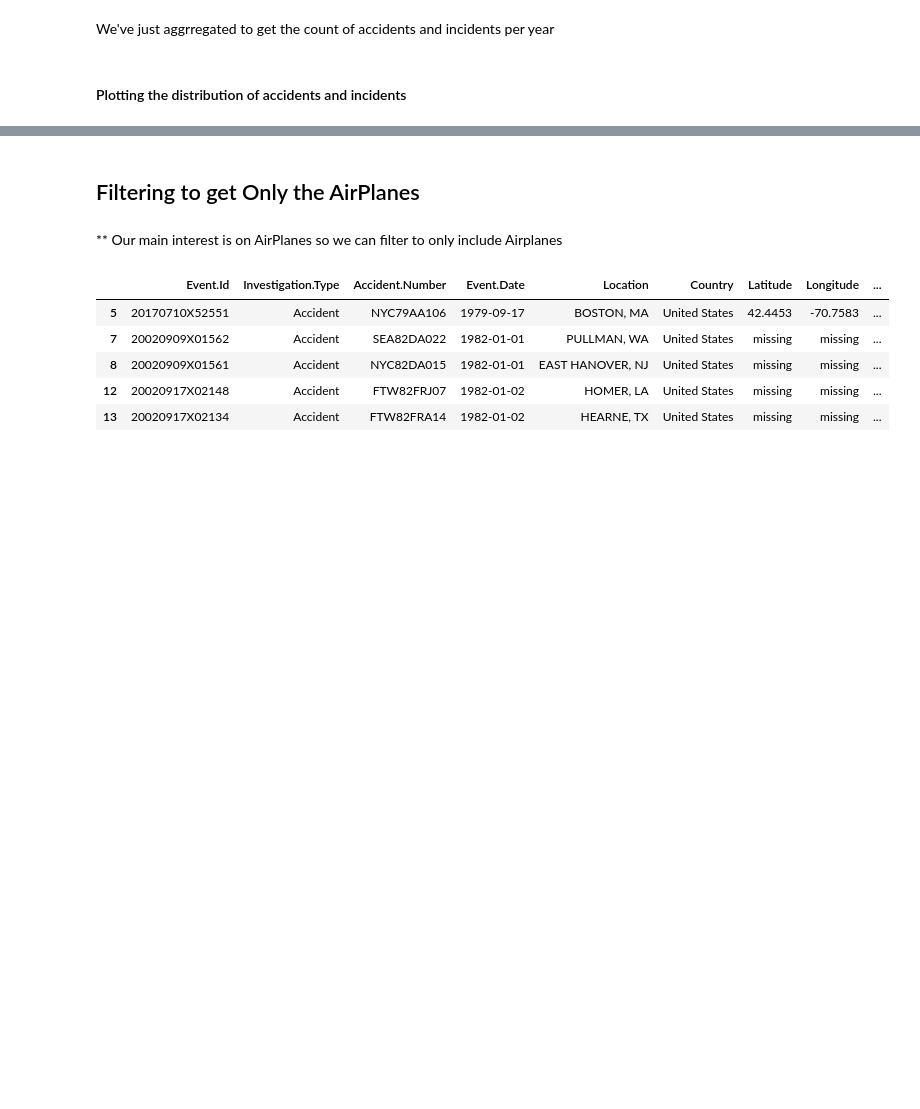
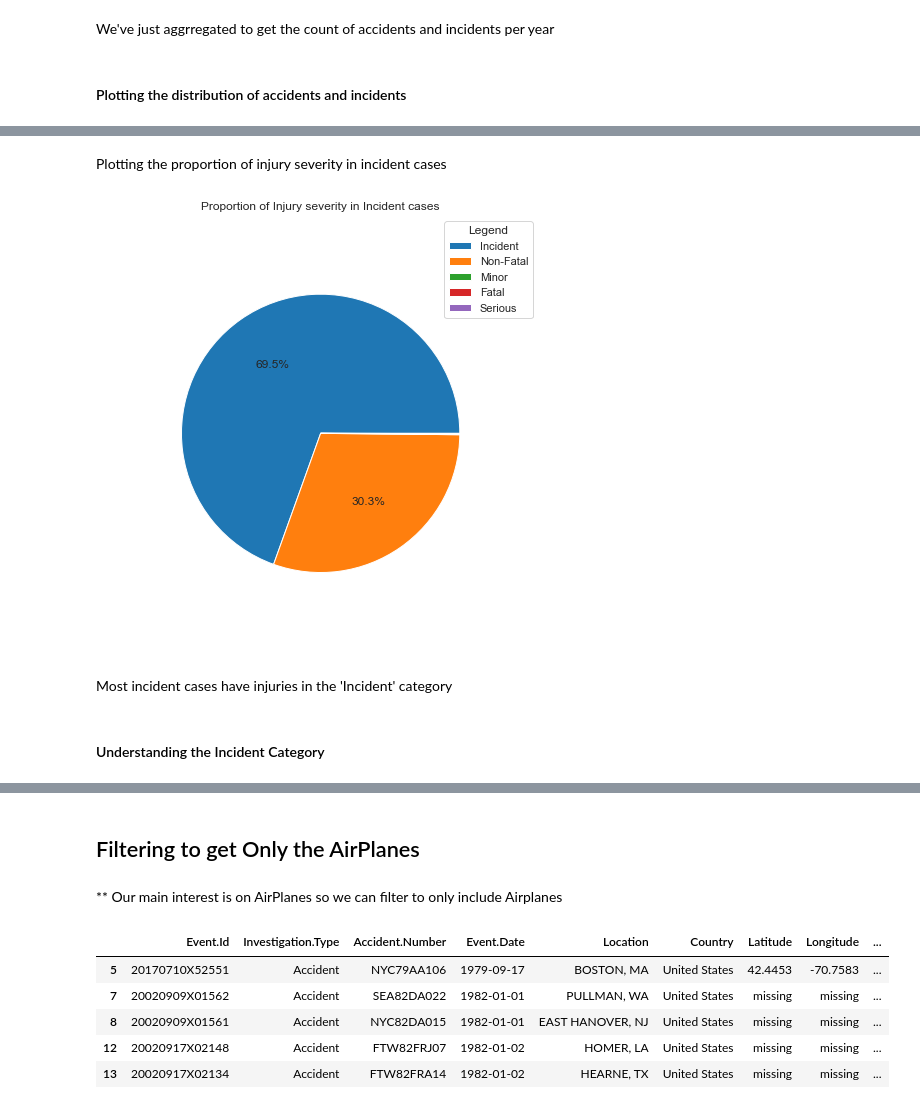
Before and after one commit to ericks-on/Aircraft_Risk_Analysis, a Jupyter notebook: index.ipynb, the cells around one changed output, grey strips where cells are left out. Drawn from its saved outputs; the diff is of its cells as text; code cells hidden in the pictures; blank space fills up the shorter version.

```diff
--- a/index.ipynb
+++ b/index.ipynb
@@ -510,0 +609,19 @@ There is also a significant increase on incidents from 1980 and seem to remain c
+# %%
+# Create df for the type of injuries involved with incidents
+incident_severity_df = df[df['Investigation.Type'] == 'Incident'][
+    'Injury.Severity'
+].value_counts(
+).drop(
+    'missing'
+).reset_index()
+
+incident_severity_df.columns = ['category', 'value']
+
+# New column for percentage
+incident_severity_df['percentage'] = incident_severity_df['value'].map(
+    lambda x: str(
+        (x / incident_severity_df['value'].sum() * 100).round(1)
+    ) + '%'
+)
+
+incident_severity_df
@@ -510,0 +635,22 @@ There is also a significant increase on incidents from 1980 and seem to remain c
+# %% [markdown]
+Plotting the proportion of injury severity in incident cases
+# %%
+a_pie_fig, ax = plt.subplots(figsize=(12, 8))
+
+# Plotting the pie chart
+wedges, texts, autotexts = ax.pie(
+    incident_severity_df['value'],
+    labels=[None] * len(incident_severity_df['category']),
+    autopct=lambda x: autopct_format(x, incident_severity_df['value']),
+    radius=.8
+)
+
+ax.set_title('Proportion of Injury severity in Incident cases')
+
+ax.legend(wedges, incident_severity_df['category'], title="Legend");
+# %% [output]
+[figure, added]
+# %% [markdown]
+Most incident cases have injuries in the 'Incident' category
+# %% [markdown]
+#### Understanding the Incident Category
```
Also changed, not shown: parts of 27 cells of this notebook.
